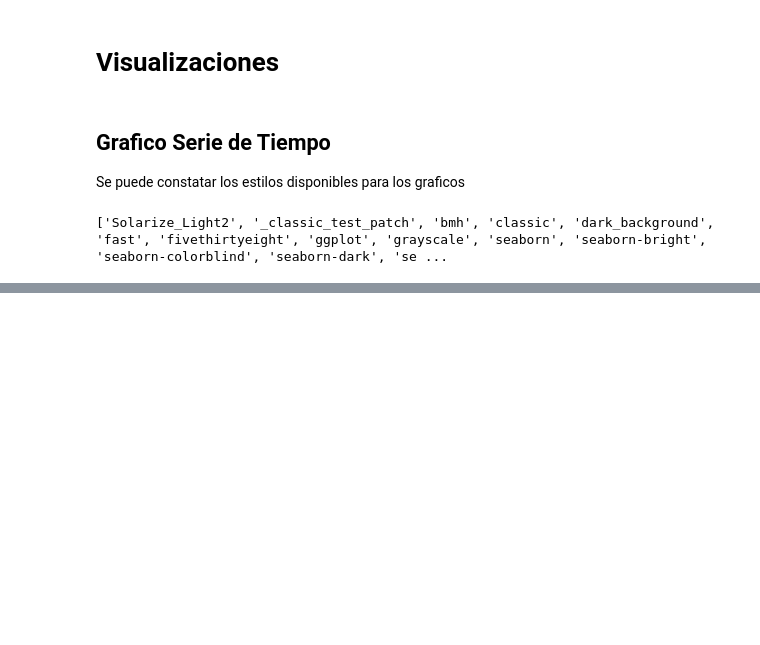
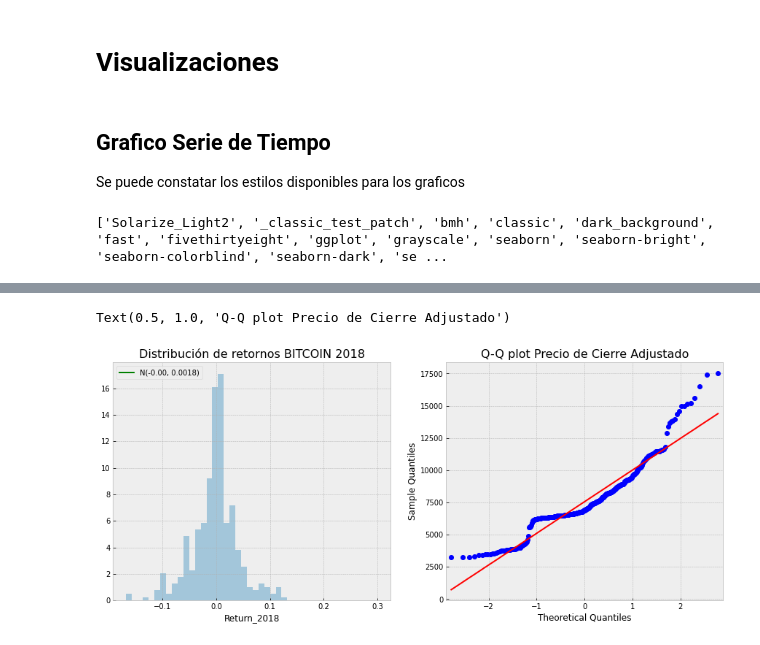
Before and after one commit to cristiandarioortegayubro/Google-Colaboratory-en-Ciencias-Economicas, a Jupyter notebook: Analisis_exploratorio_de_datos.ipynb, the cells around one changed output, grey strips where cells are left out. Saved outputs shown, nothing was run; the diff lists cells and outputs as text; code cells hidden in the pictures; blank space fills up the shorter version.

```diff
--- a/Analisis_exploratorio_de_datos.ipynb
+++ b/Analisis_exploratorio_de_datos.ipynb
@@ -305,0 +333,16 @@ ax[3].set(ylabel='Retorno 2019')
+# %%
+plot.style.use('bmh')
+fig, ax = plot.subplots(1, 2, figsize=(15, 6))
+
+# Histograma 2018
+sns.distplot(BITCOIN2018.Return_2018, kde=False, norm_hist=True, ax=ax[0])
+ax[0].set_title('Distribución de retornos BITCOIN 2018', fontsize=16)
+ax[0].plot(rango2018, norm_pdf2018, 'g', lw=2, label=f'N({media2018:.2f}, {desviacion2018**2:.4f})')
+ax[0].legend(loc='upper left');
+
+# Q-Q plot 2018
+qq = sm.qqplot(BITCOIN2018.Adj_Close_2018.values, line='s', ax=ax[1])
+ax[1].set_title('Q-Q plot Precio de Cierre Adjustado', fontsize = 16)
+# %% [output]
+Text(0.5, 1.0, 'Q-Q plot Precio de Cierre Adjustado')
+[figure, added]
```
Also changed, not shown: parts of 14 cells of this notebook.
